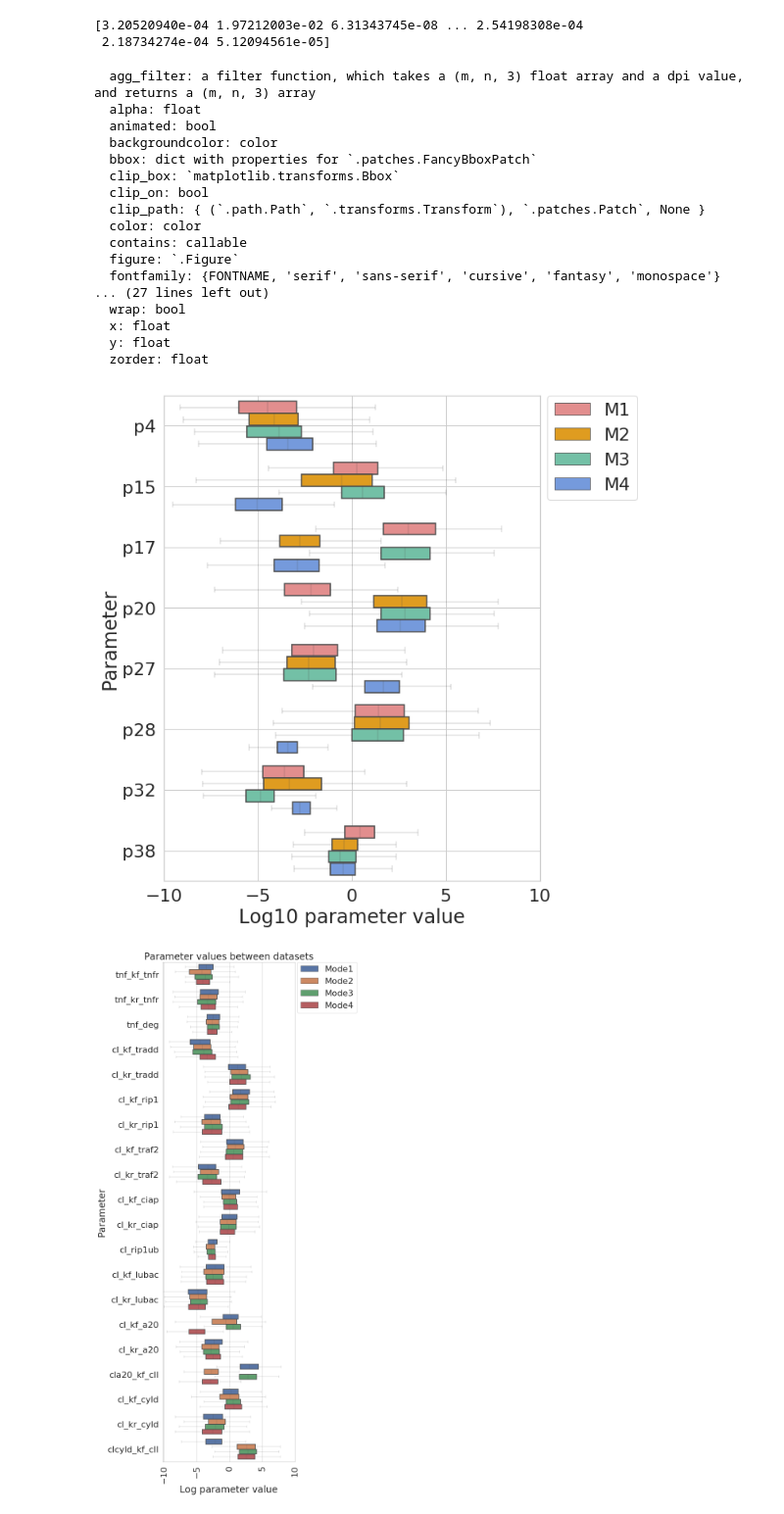
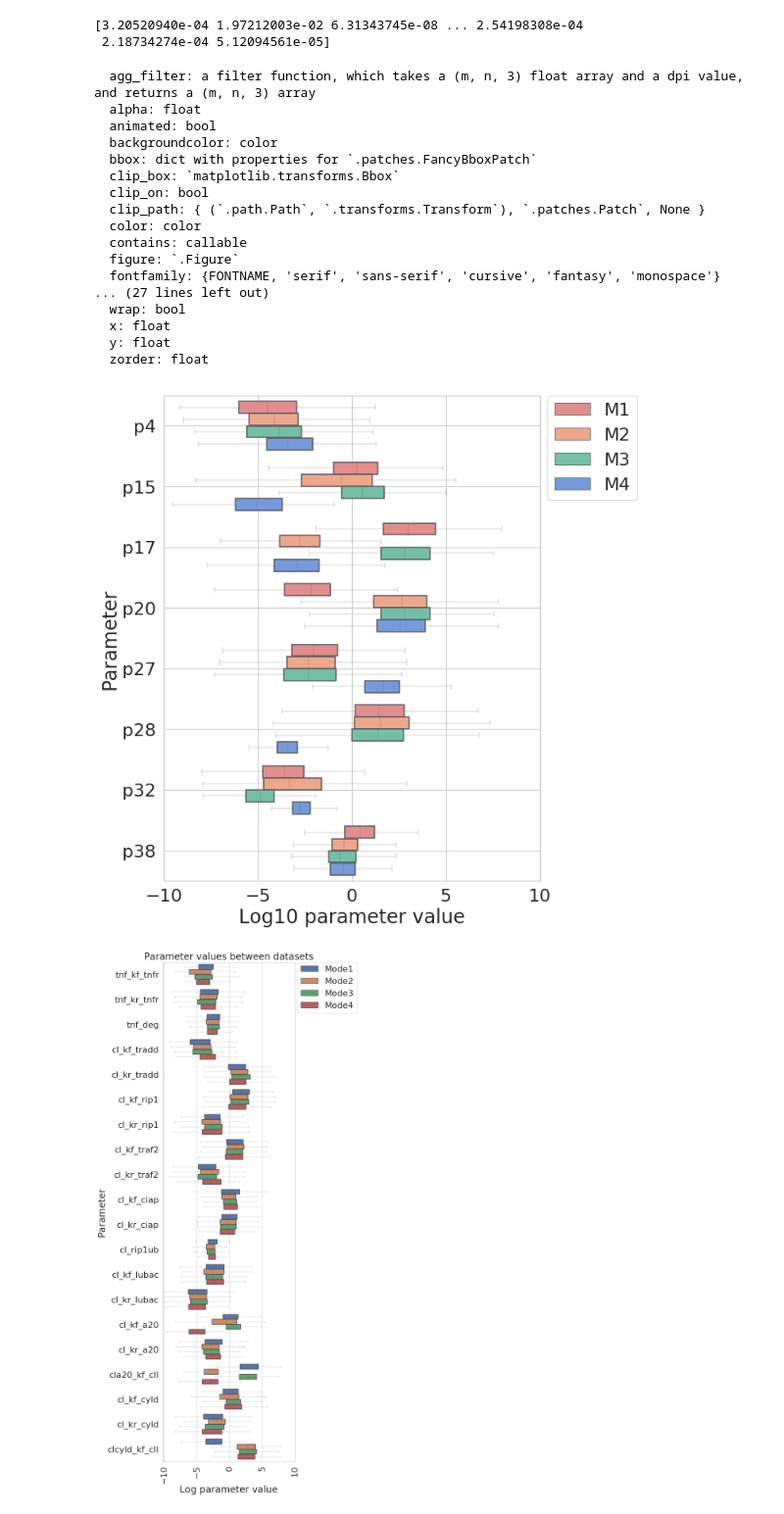
Before and after one commit to LoLab-MSM/NERM, a Jupyter notebook: earm_most_likely_pars_chains_pydream_boxplots.ipynb, the cells around one changed output. Shown at 98% size. Drawn from its saved outputs; the diff is of its cells as text; code cells hidden in the pictures.

```diff
--- a/earm_most_likely_pars_chains_pydream_boxplots.ipynb
+++ b/earm_most_likely_pars_chains_pydream_boxplots.ipynb
@@ -367,7 +367,7 @@ bottom = 0.2  # the value on the y axis where the bottom margin should be
 top = 0.8
 wspace = 1  # the proportion of the average of the left value and the right value -> for example, 0.2*((0.075+0.95)/2)
 hspace = 1
-colors = ['lightcoral', 'orange', 'mediumaquamarine', 'cornflowerblue']
+colors = ['lightcoral','lightsalmon', 'mediumaquamarine', 'cornflowerblue']
 sns.set_palette(colors)
 fig,ax=plt.subplots(figsize=(10, 10))
 # g = sns.boxplot(y='variable',x='value',hue='dataset',data=dfvar,palette='deep', showfliers=False) #,flierprops = dict(markerfacecolor = '0.50', markersize = 2))
@@ -387,34 +387,34 @@ plt.xlabel('Log10 parameter value')
 plt.ylabel('Parameter')
 plt.xlim(xmin = -10, xmax = 10)
 ax.grid(True)
 # right_side = ax.spines["right"]
 # right_side.set_visible(False)
 # top = ax.spines["top"]
 # top.set_visible(False)
 # left = ax.spines["left"]
 # left.set_visible(False)
 plt.tight_layout()
 plt.savefig('allmodes_8varpars_updatedmodespots_boxplot_fittedparams_newcolors.pdf',format='pdf') # pdf is best for importing into inkscape!
 plt.show()
 # %% [output]
   agg_filter: a filter function, which takes a (m, n, 3) float array and a dpi value, and returns a (m, n, 3) array
   alpha: float
   animated: bool
   backgroundcolor: color
   bbox: dict with properties for `.patches.FancyBboxPatch`
   clip_box: `matplotlib.transforms.Bbox`
   clip_on: bool
   clip_path: { (`.path.Path`, `.transforms.Transform`), `.patches.Patch`, None }
   color: color
   contains: callable
   figure: `.Figure`
   fontfamily: {FONTNAME, 'serif', 'sans-serif', 'cursive', 'fantasy', 'monospace'}
 ... (27 lines left out)
   wrap: bool
   x: float
   y: float
   zorder: float
-[figure, old version]
+[figure, new version]
 # %%
 my_array120 = mode1_100[:, :20]
 
```
Also changed, not shown: 7 other files.
